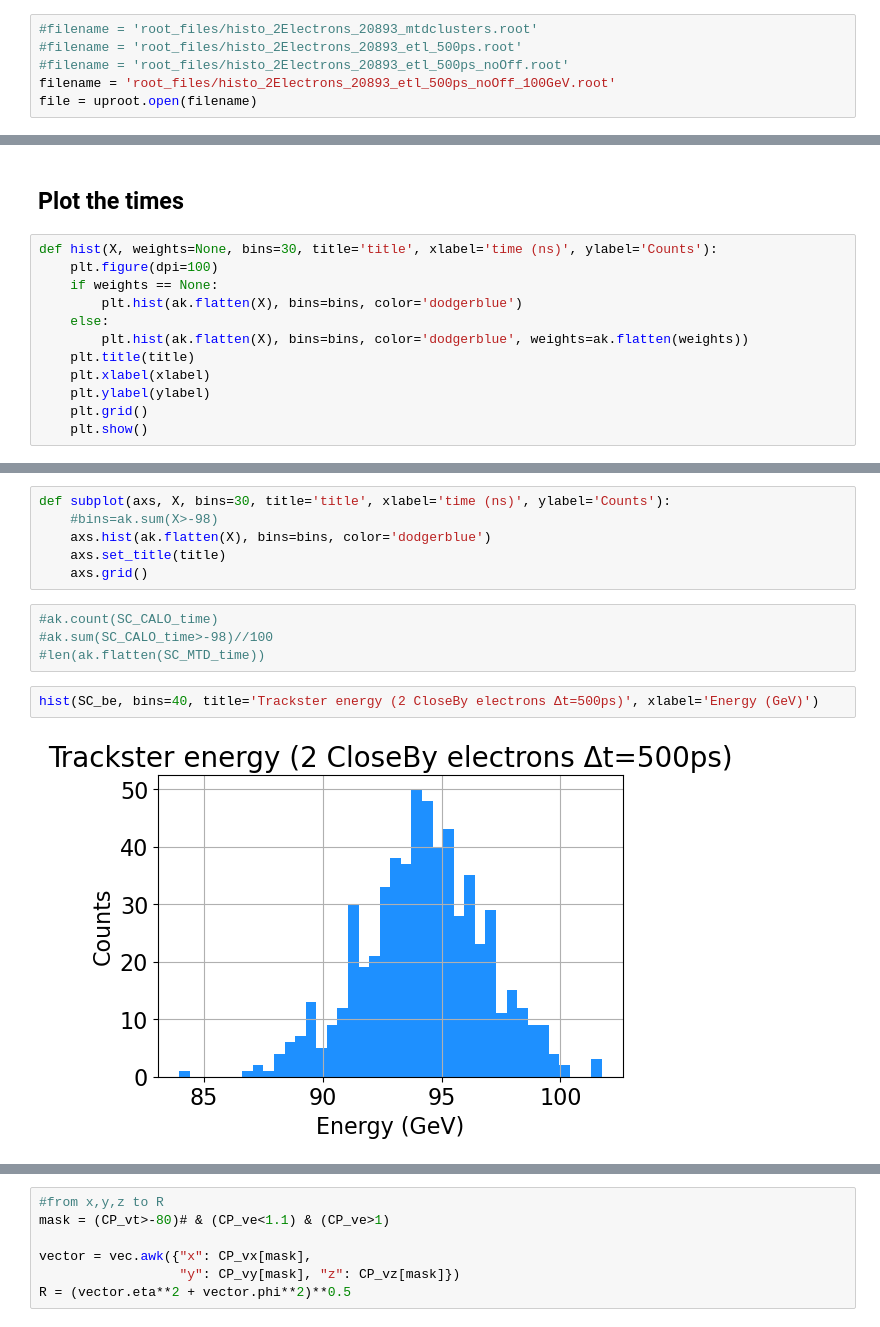
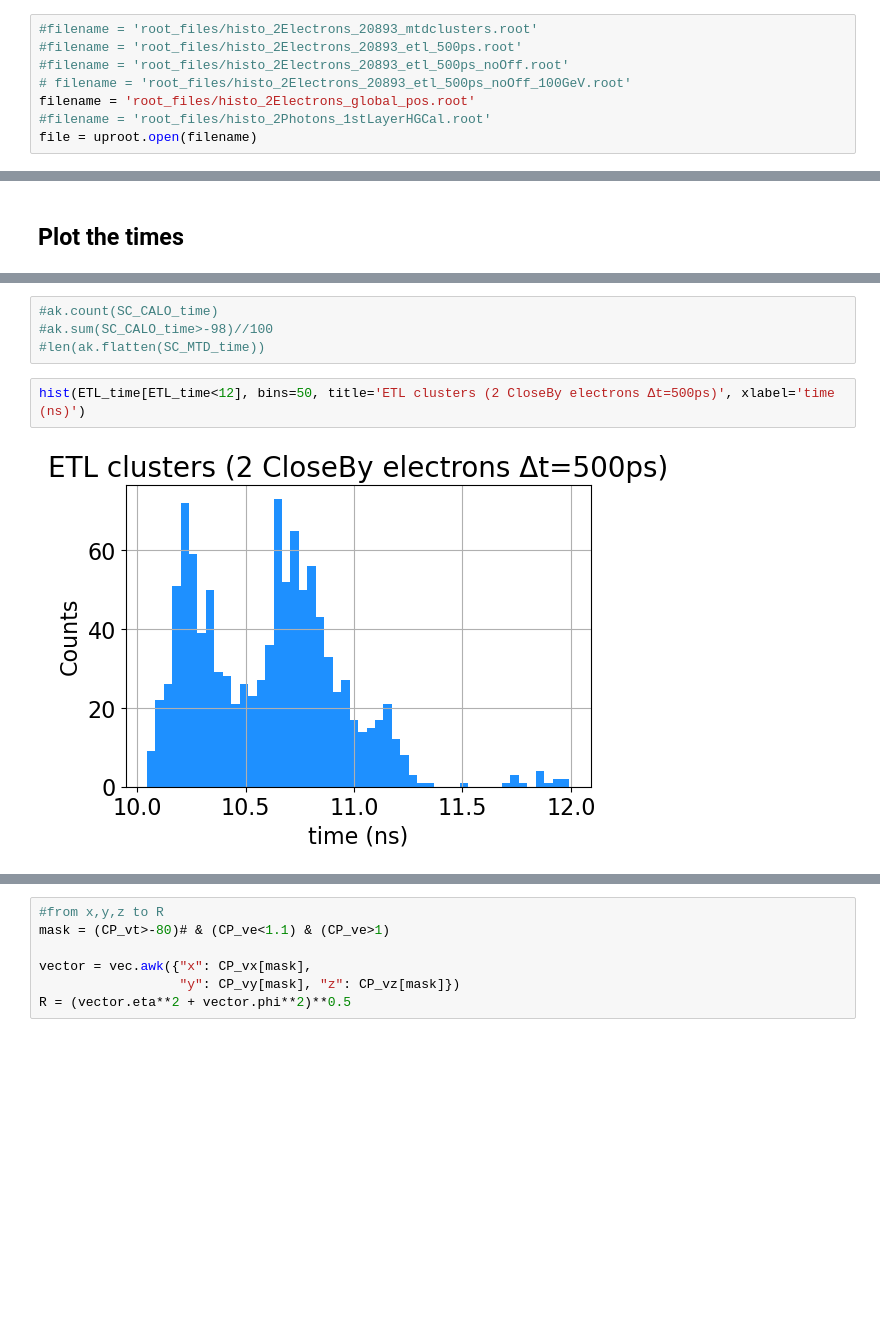
Before and after one commit to AuroraPerego/Timing, a Jupyter notebook: TimingPlot_2electronsCloseBy_ETLClusters.ipynb, the cells around one changed output, grey strips where cells are left out. Cells and saved outputs as stored; diff of their text form; blank space fills up the shorter version.

```diff
--- a/TimingPlot_2electronsCloseBy_ETLClusters.ipynb
+++ b/TimingPlot_2electronsCloseBy_ETLClusters.ipynb
@@ -20,5 +24,7 @@ matplotlib.rc('axes', labelsize=16, titlesize=20)
 #filename = 'root_files/histo_2Electrons_20893_mtdclusters.root'
 #filename = 'root_files/histo_2Electrons_20893_etl_500ps.root'
 #filename = 'root_files/histo_2Electrons_20893_etl_500ps_noOff.root'
-filename = 'root_files/histo_2Electrons_20893_etl_500ps_noOff_100GeV.root'
+# filename = 'root_files/histo_2Electrons_20893_etl_500ps_noOff_100GeV.root'
+filename = 'root_files/histo_2Electrons_global_pos.root'
+#filename = 'root_files/histo_2Photons_1stLayerHGCal.root'
 file = uproot.open(filename)
@@ -86,15 +143,3 @@ print(f'There are {len(SC_CALO_time)} events in the file')
 There are 300 events in the file
 # %% [markdown]
 ## Plot the times
-# %%
-def hist(X, weights=None, bins=30, title='title', xlabel='time (ns)', ylabel='Counts'):
-    plt.figure(dpi=100)
-    if weights == None:
-        plt.hist(ak.flatten(X), bins=bins, color='dodgerblue')
-    else:
-        plt.hist(ak.flatten(X), bins=bins, color='dodgerblue', weights=ak.flatten(weights))
-    plt.title(title)
-    plt.xlabel(xlabel)
-    plt.ylabel(ylabel)
-    plt.grid()
-    plt.show()
@@ -113,14 +146,8 @@ def scatter(X, Y, s=10, title='title', xlabel='time (ns)', ylabel='z (cm)'):
-# %%
-def subplot(axs, X, bins=30, title='title', xlabel='time (ns)', ylabel='Counts'):
-    #bins=ak.sum(X>-98)
-    axs.hist(ak.flatten(X), bins=bins, color='dodgerblue')
-    axs.set_title(title)
-    axs.grid()
 # %%
 #ak.count(SC_CALO_time)
 #ak.sum(SC_CALO_time>-98)//100
 #len(ak.flatten(SC_MTD_time))
 # %%
-hist(SC_be, bins=40, title='Trackster energy (2 CloseBy electrons Δt=500ps)', xlabel='Energy (GeV)')
+hist(ETL_time[ETL_time<12], bins=50, title='ETL clusters (2 CloseBy electrons Δt=500ps)', xlabel='time (ns)')
 # %% [output]
-[figure, old version]
+[figure, new version]
```
Also changed, not shown: parts of 54 cells of this notebook, 2 other files.
